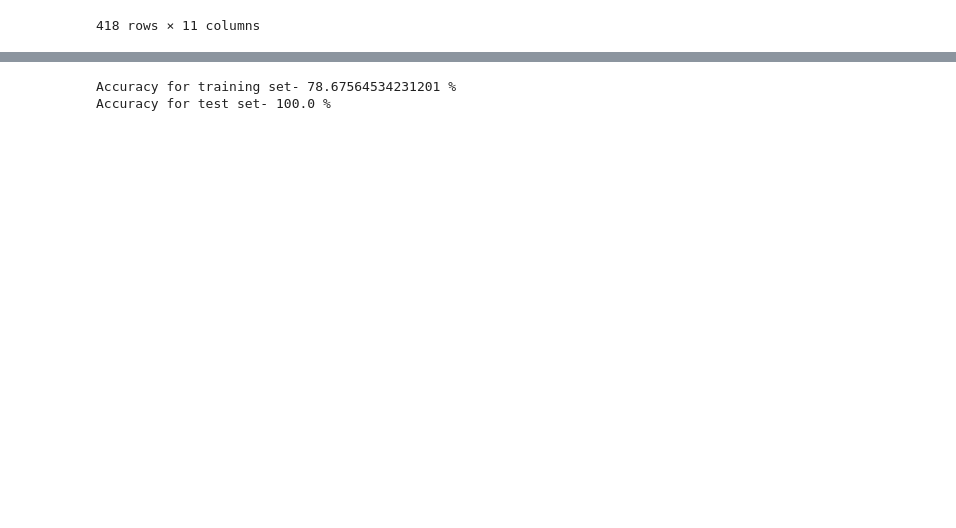
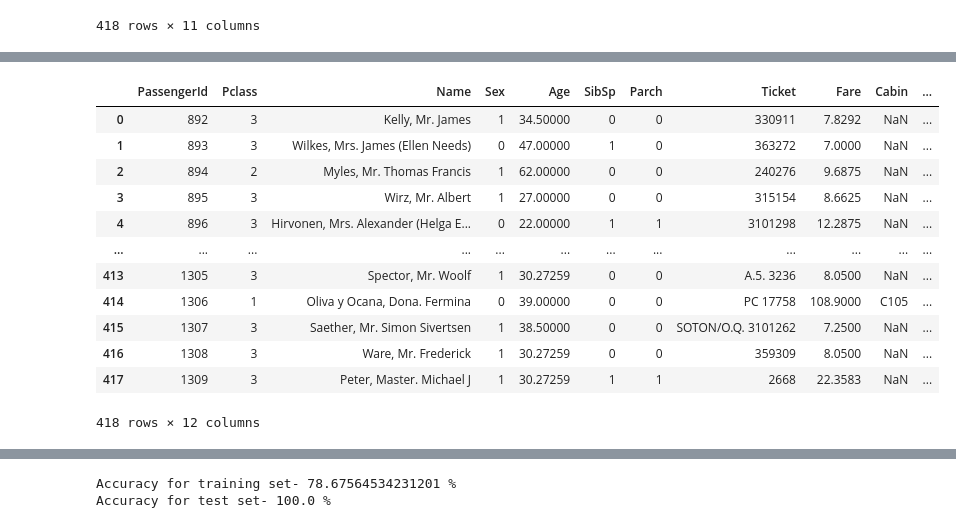
Before and after one commit to devangm2000/Kaggle_Titanic, a Jupyter notebook: kaggletitanic.ipynb, the cells around one changed output, grey strips where cells are left out. Drawn from its saved outputs; the diff is of its cells as text; code cells hidden in the pictures; blank space fills up the shorter version.

```diff
--- a/kaggletitanic.ipynb
+++ b/kaggletitanic.ipynb
@@ -54,0 +73,16 @@ test['Embarked'] = test['Embarked'].replace(['S','Q','C'],[1,2,3])
+# %%
+test
+# %% [output]
+|  | PassengerId | Pclass | Name | Sex | Age | SibSp | Parch | Ticket | Fare | Cabin | ... |
+| 0 | 892 | 3 | Kelly, Mr. James | 1 | 34.50000 | 0 | 0 | 330911 | 7.8292 | NaN | ... |
+| 1 | 893 | 3 | Wilkes, Mrs. James (Ellen Needs) | 0 | 47.00000 | 1 | 0 | 363272 | 7.0000 | NaN | ... |
+| 2 | 894 | 2 | Myles, Mr. Thomas Francis | 1 | 62.00000 | 0 | 0 | 240276 | 9.6875 | NaN | ... |
+| 3 | 895 | 3 | Wirz, Mr. Albert | 1 | 27.00000 | 0 | 0 | 315154 | 8.6625 | NaN | ... |
+| 4 | 896 | 3 | Hirvonen, Mrs. Alexander (Helga E... | 0 | 22.00000 | 1 | 1 | 3101298 | 12.2875 | NaN | ... |
+| ... | ... | ... | ... | ... | ... | ... | ... | ... | ... | ... | ... |
+| 413 | 1305 | 3 | Spector, Mr. Woolf | 1 | 30.27259 | 0 | 0 | A.5. 3236 | 8.0500 | NaN | ... |
+| 414 | 1306 | 1 | Oliva y Ocana, Dona. Fermina | 0 | 39.00000 | 0 | 0 | PC 17758 | 108.9000 | C105 | ... |
+| 415 | 1307 | 3 | Saether, Mr. Simon Sivertsen | 1 | 38.50000 | 0 | 0 | SOTON/O.Q. 3101262 | 7.2500 | NaN | ... |
+| 416 | 1308 | 3 | Ware, Mr. Frederick | 1 | 30.27259 | 0 | 0 | 359309 | 8.0500 | NaN | ... |
+| 417 | 1309 | 3 | Peter, Master. Michael J | 1 | 30.27259 | 1 | 1 | 2668 | 22.3583 | NaN | ... |
+418 rows × 12 columns
```
Also changed, not shown: parts of 13 cells of this notebook.
